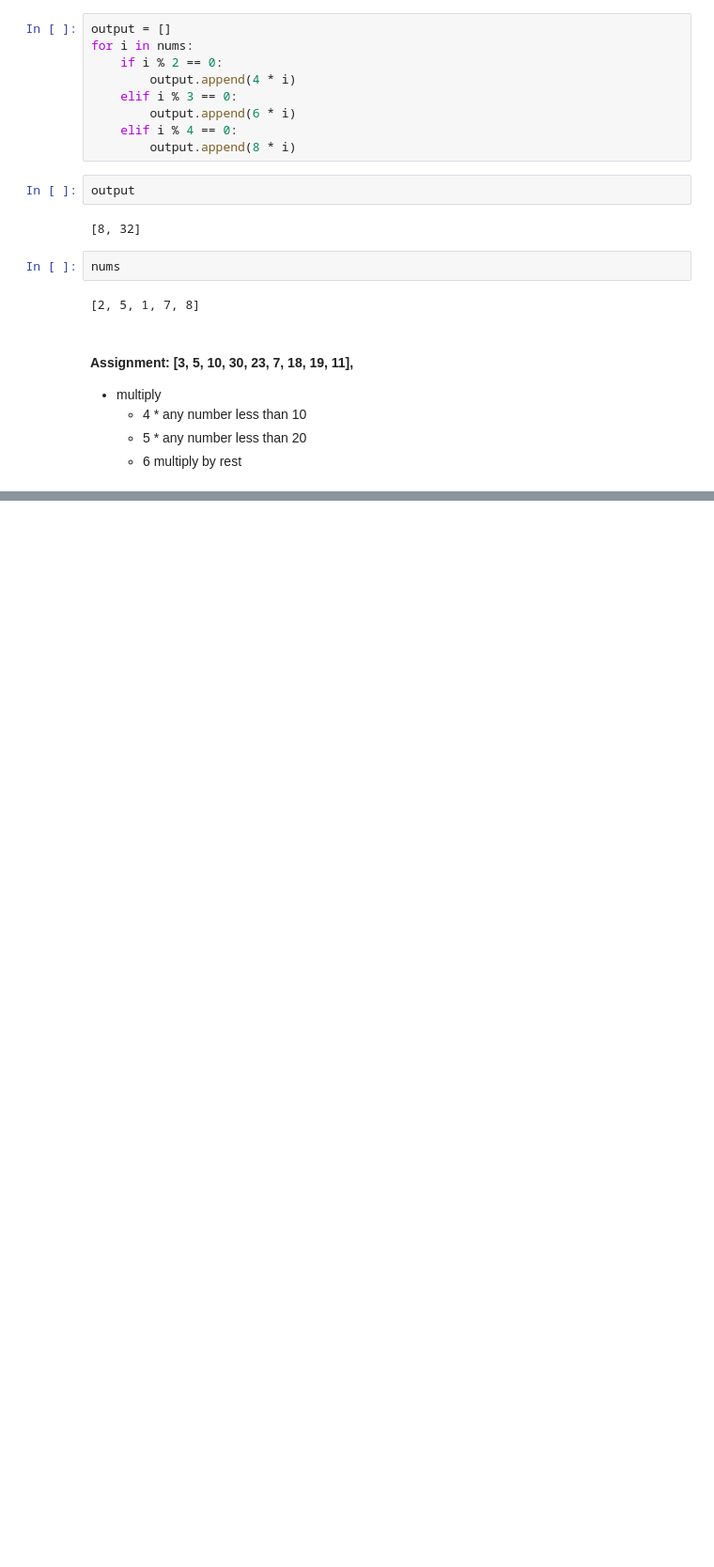
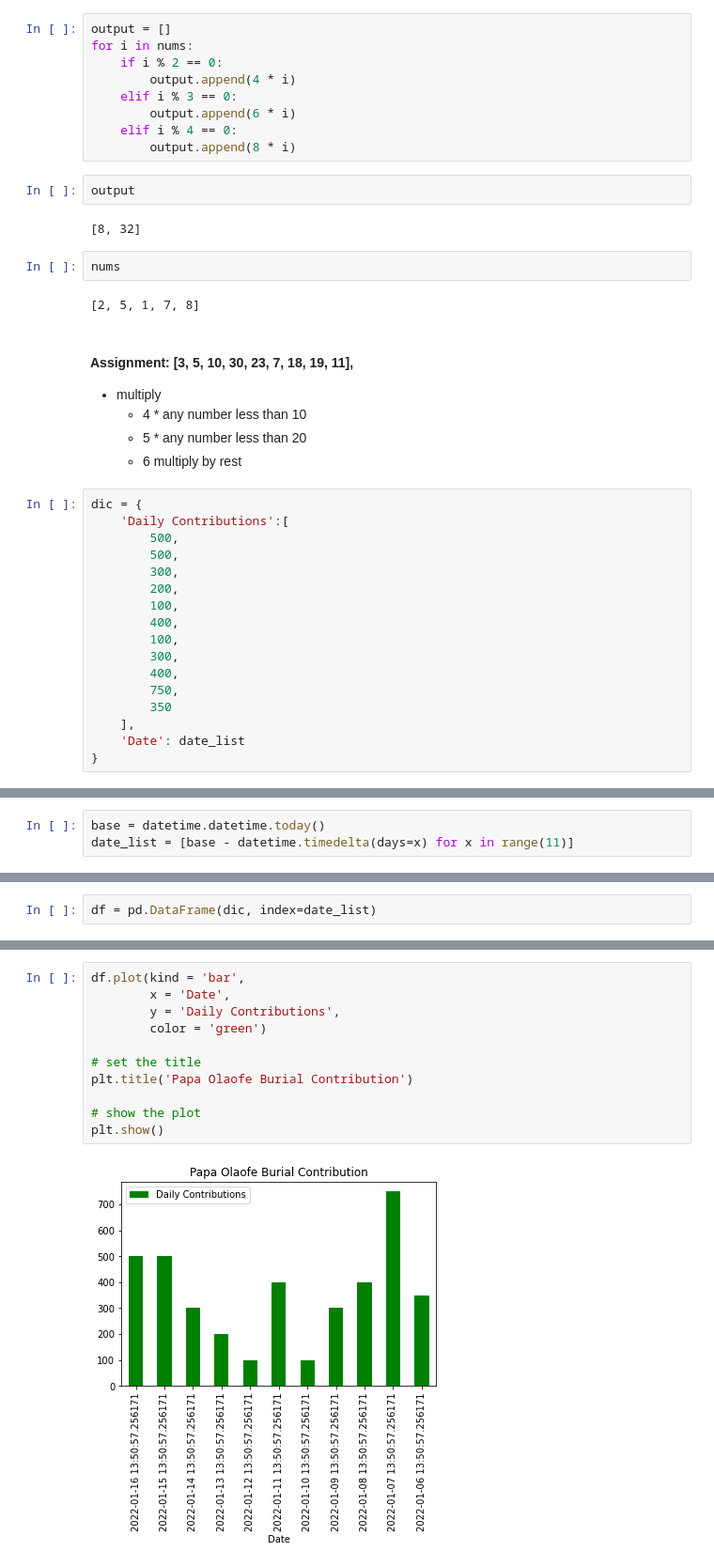
Before and after one commit to NextLmabda/BlueLambdaClass, a Jupyter notebook: Module 1/Week 1/Data Types and Variables.ipynb, the cells around one changed output, grey strips where cells are left out. Shown at 94% size. Drawn from its saved outputs; the diff is of its cells as text; blank space fills up the shorter version.

```diff
--- a/Module 1/Week 1/Data Types and Variables.ipynb
+++ b/Module 1/Week 1/Data Types and Variables.ipynb
@@ -489,3 +489,20 @@ nums
     - 4 * any number less than 10
     - 5 * any number less than 20
     - 6 multiply by rest
+# %%
+dic = {
+    'Daily Contributions':[
+        500,
+        500,
+        300,
+        200,
+        100,
+        400,
+        100,
+        300,
+        400,
+        750,
+        350
+    ],
+    'Date': date_list
+}
@@ -491,0 +512,3 @@ nums
+# %%
+base = datetime.datetime.today()
+date_list = [base - datetime.timedelta(days=x) for x in range(11)]
@@ -491,0 +529,2 @@ nums
+# %%
+df = pd.DataFrame(dic, index=date_list)
@@ -491,0 +546,13 @@ nums
+# %%
+df.plot(kind = 'bar',
+        x = 'Date',
+        y = 'Daily Contributions',
+        color = 'green')
+
+# set the title
+plt.title('Papa Olaofe Burial Contribution')
+
+# show the plot
+plt.show()
+# %% [output]
+[figure, added]
```
Also changed, not shown: parts of 4 cells of this notebook, 1 other file.
